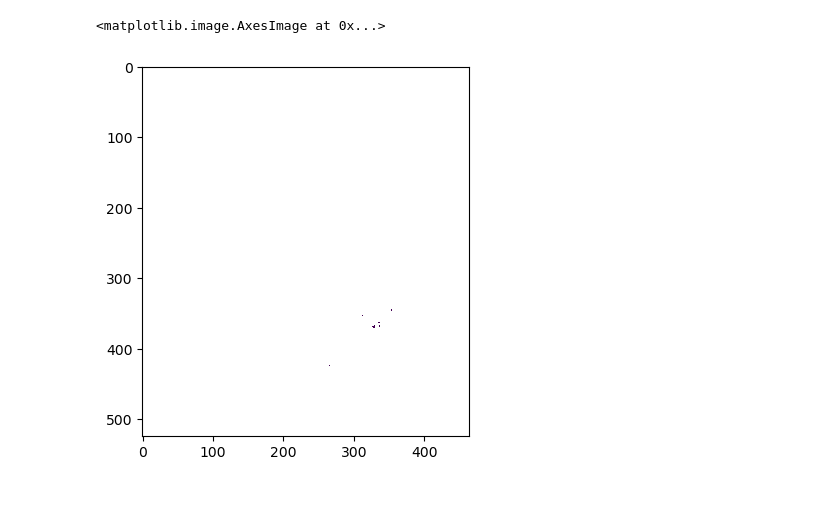
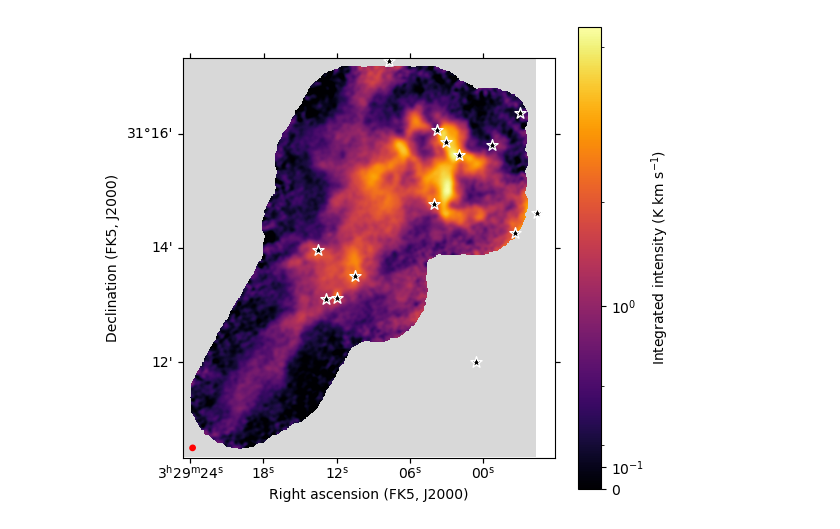
Before and after one commit to tere-valdivia/propstar_gasflow, a Jupyter notebook: figures_NGC1333SE.ipynb, the cells around one changed output. Cells and saved outputs as stored; diff of their text form; code cells hidden in the pictures; blank space fills up the shorter version.

```diff
--- a/figures_NGC1333SE.ipynb
+++ b/figures_NGC1333SE.ipynb
@@ -46,11 +55,11 @@ ncompflag = fits.getdata(ncompflagfile)
 # %%
-fig, ax = plt.subplots(1, 1, figsize=(4,4), subplot_kw={'projection': wcs})
+fig, ax = plt.subplots(1, 1, figsize=(6,6), subplot_kw={'projection': wcs})
 cmap = cm.get_cmap('inferno').copy()
 cmap.set_bad('0.85')
-norm = AsinhNorm(linear_width=0.8, vmin=0)
+norm = AsinhNorm(linear_width=0.1, vmin=0)
 
 im = ax.imshow(mom0, cmap=cmap,norm=norm)
-fig.colorbar(im, ax=ax, label=r'Integrated intensity (K km s$^{-1}$')
+fig.colorbar(im, ax=ax, label=r'Integrated intensity (K km s$^{-1}$)')
 lon = ax.coords[0]
 lat = ax.coords[1]
 lon.set_axislabel('Right ascension (FK5, J2000)')
@@ -59,7 +68,11 @@ lat.set_axislabel('Declination (FK5, J2000)')
 add_beam(ax, major=bmaj, minor=bmin, angle=bpa, color='r', pad=0.1)
 
 for i in catalog_protostars.index.values:
-    ax.scatter(catalog_protostars.loc[i, '_RAJ2000'], catalog_protostars.loc[i, '_DEJ2000'],
-               transform=ax.get_transform('world'), marker='*', facecolor='None', edgecolor='g', s=40)
+    ax.scatter(catalog_protostars.loc[i, 'RAJ2000'], catalog_protostars.loc[i, 'DEJ2000'],
+               transform=ax.get_transform('world'), marker='*', facecolor='k', edgecolor='w', s=70)
+
+# for i in catalog_xray.index.values:
+#     ax.scatter(catalog_xray.loc[i, 'RAJ2000'], catalog_xray.loc[i, 'DEJ2000'],
+#                transform=ax.get_transform('world'), marker='x', facecolor='r', s=70)
 fig.savefig('figures/HC3N_mom0.pdf', bbox_inches='tight', dpi=100)
 # %% [output]
@@ -83,7 +96,7 @@ lat.set_axislabel('Declination (FK5, J2000)')
 add_beam(ax, major=bmaj, minor=bmin, angle=bpa, color='r', pad=0.1)
 
 for i in catalog_protostars.index.values:
-    ax.scatter(catalog_protostars.loc[i, '_RAJ2000'], catalog_protostars.loc[i, '_DEJ2000'],
+    ax.scatter(catalog_protostars.loc[i, 'RAJ2000'], catalog_protostars.loc[i, 'DEJ2000'],
                transform=ax.get_transform('world'), marker='*', facecolor='None', edgecolor='r', s=40)
 
 fig.savefig('figures/HC3N_ncompAIC_wflag.pdf', bbox_inches='tight', dpi=100)
@@ -92,5 +130,27 @@ fig.savefig('figures/HC3N_ncompAIC_wflag.pdf', bbox_inches='tight', dpi=100)
+# %%
+mom0n2hp, header2dn2hp = fits.getdata(n2hpmom0file, header=True)
+mom0n2hp = mom0n2hp / 1000 # to K km s-1
+wcsn2hp = WCS(header2dn2hp)
+bmaj, bmin, bpa = np.array([header2dn2hp['bmaj'], header2dn2hp['bmin'], header2dn2hp['bpa']]) * u.deg
+cubehc3n = SpectralCube.read(n2hpfile)
 # %%
-plt.imshow(ncompflag)
+fig, ax = plt.subplots(1, 1, figsize=(6,6), subplot_kw={'projection': wcsn2hp})
+cmap = cm.get_cmap('inferno').copy()
+cmap.set_bad('0.85')
+norm = AsinhNorm(linear_width=0.8, vmin=0)
+
+im = ax.imshow(mom0n2hp, cmap=cmap,norm=norm)
+fig.colorbar(im, ax=ax, label=r'Integrated intensity (K km s$^{-1}$)')
+lon = ax.coords[0]
+lat = ax.coords[1]
+lon.set_axislabel('Right ascension (FK5, J2000)')
+lat.set_axislabel('Declination (FK5, J2000)')
+
+add_beam(ax, major=bmaj, minor=bmin, angle=bpa, color='r', pad=0.1)
+
+for i in catalog_protostars.index.values:
+    ax.scatter(catalog_protostars.loc[i, 'RAJ2000'], catalog_protostars.loc[i, 'DEJ2000'],
+               transform=ax.get_transform('world'), marker='*', facecolor='k', edgecolor='w', s=70)
+fig.savefig('figures/N2Hp_mom0.pdf', bbox_inches='tight', dpi=100)
 # %% [output]
-<matplotlib.image.AxesImage at 0x...>
-[figure, old version]
+[figure, new version]
```
Also changed, not shown: parts of 6 cells of this notebook, 5 other files.
